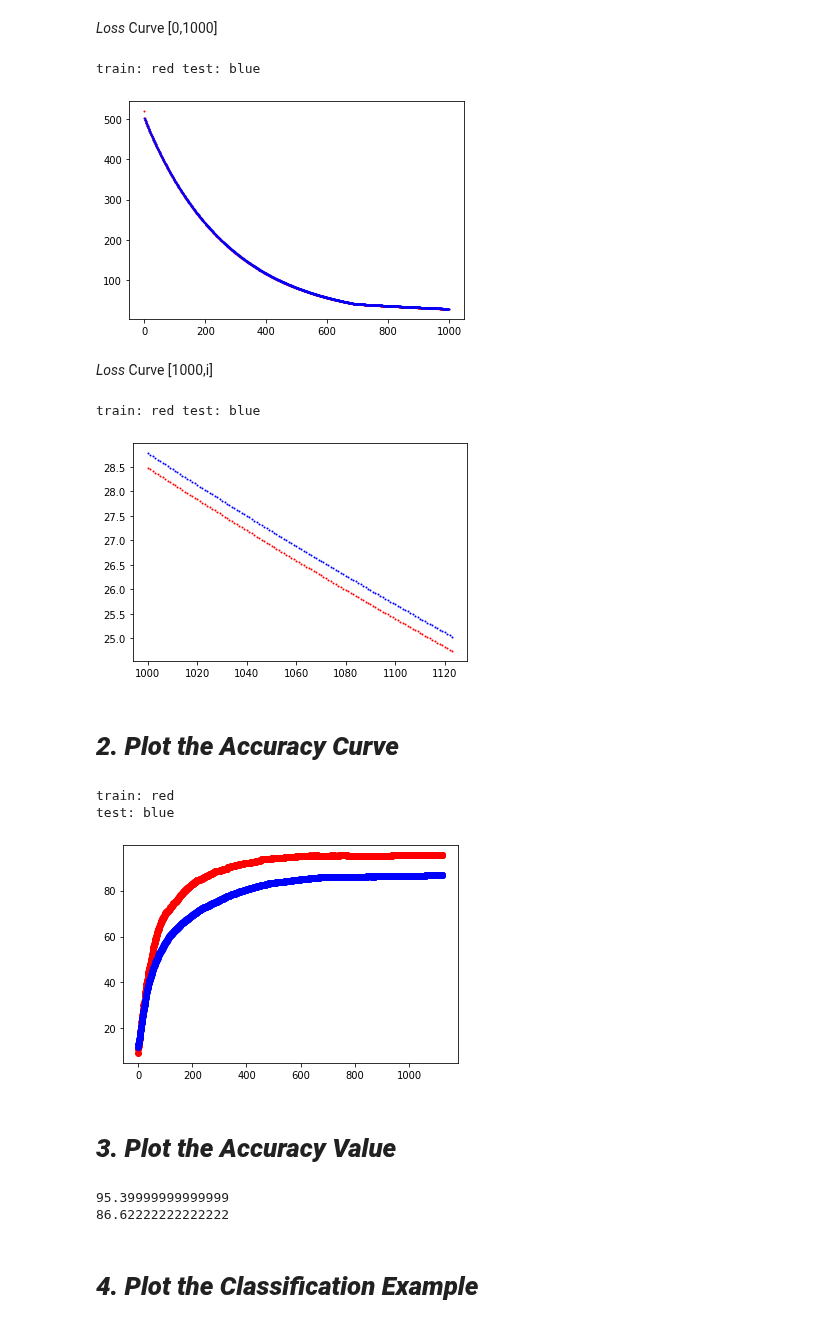
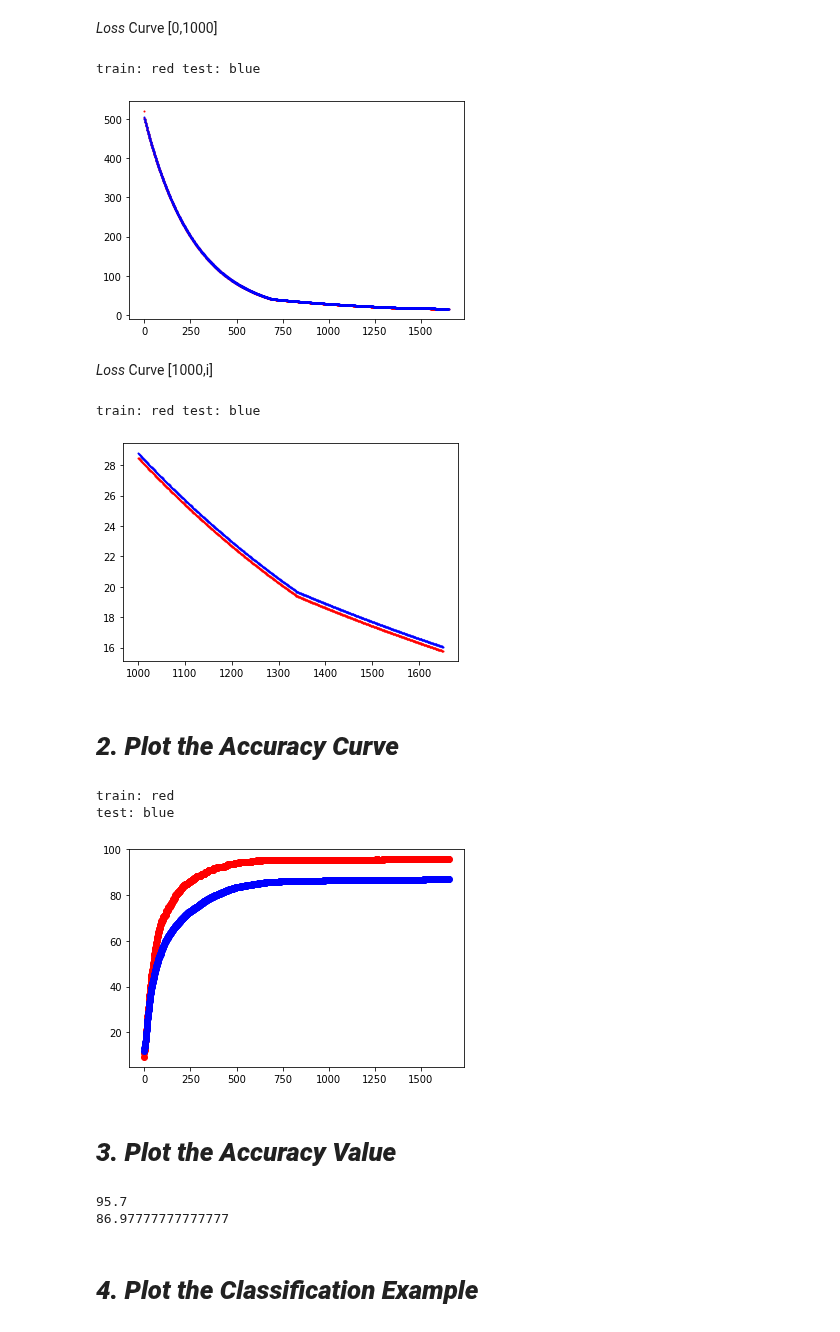
Before and after one commit to crescent98/machinelearning35911, a Jupyter notebook: assignment10.ipynb, the cells around one changed output. Saved outputs shown, nothing was run; the diff lists cells and outputs as text; code cells hidden in the pictures.

```diff
--- a/assignment10.ipynb
+++ b/assignment10.ipynb
@@ -150,7 +150,7 @@ m=1000 #train 은 1000회
 alpha=0.3 #가중치
 theta_size=np.size(theta_1)+np.size(theta_2)+np.size(theta_3)
 # %%
-alpha=0.1
+alpha=0.06
 lamb=1000
 # %%
 i=0
@@ -260,12 +260,12 @@ i
 # %% [markdown]
 *Loss* Curve [0,1000]
 # %%
-plt.scatter(range(0,1000),train_objective[:1000],c="#ff0000",s=1)
-plt.scatter(range(0,1000),test_objective[:1000],c="#0000ff",s=1)
+plt.scatter(range(0,i),train_objective[:i],c="#ff0000",s=1)
+plt.scatter(range(0,i),test_objective[:i],c="#0000ff",s=1)
 print("train: red test: blue")
 # %% [output]
 train: red test: blue
-[figure, old version]
+[figure, new version]
 # %% [markdown]
 *Loss* Curve [1000,i]
 # %%
@@ -274,7 +274,7 @@ plt.scatter(range(1000,i),test_objective[1000:i],c="#0000ff",s=1)
 print("train: red test: blue")
 # %% [output]
 train: red test: blue
-[figure, old version]
+[figure, new version]
 # %% [markdown]
 # ***2. Plot the Accuracy Curve***
 # %%
@@ -284,15 +284,15 @@ print("train: red \ntest: blue")
 # %% [output]
 train: red
 test: blue
-[figure, old version]
+[figure, new version]
 # %% [markdown]
 # ***3. Plot the Accuracy Value***
 # %%
 print(train_accuracy[i-1])
 print(test_accuracy[i-1])
 # %% [output]
-95.39999999999999
-86.62222222222222
+95.7
+86.97777777777777
 # %% [markdown]
 # ***4. Plot the Classification Example***
 # %%
```
Also changed, not shown: parts of 1 cell of this notebook.
